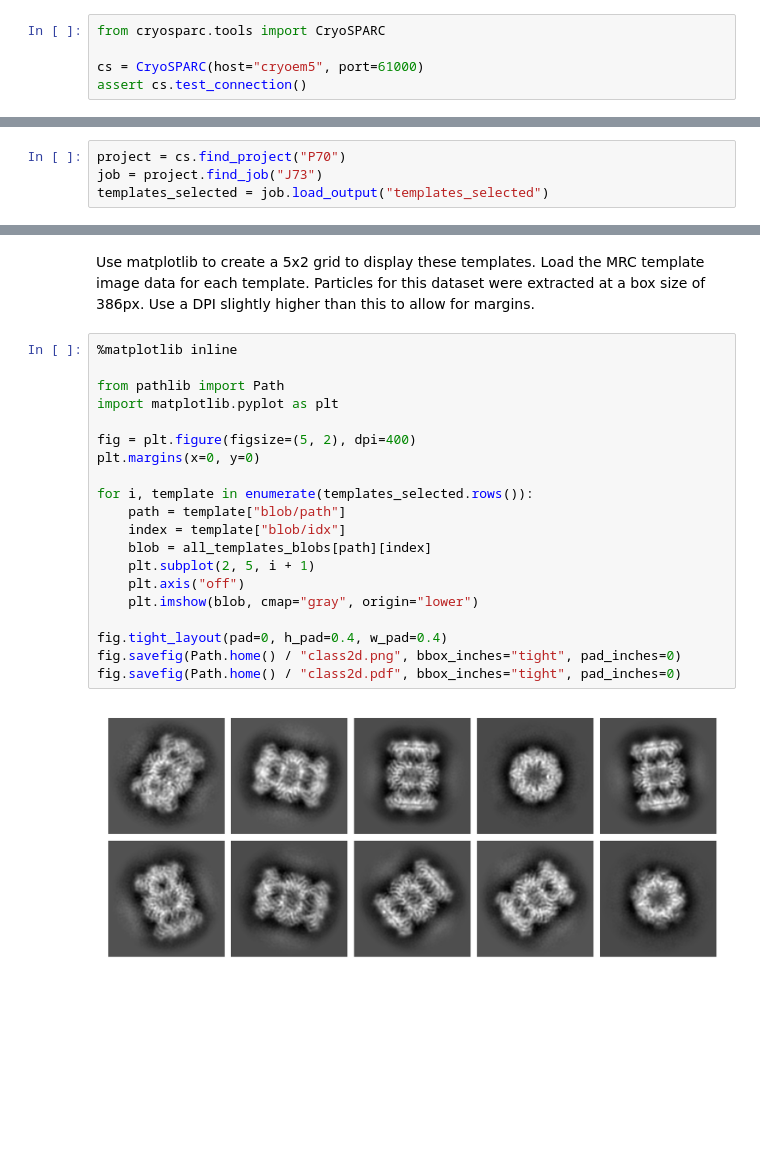
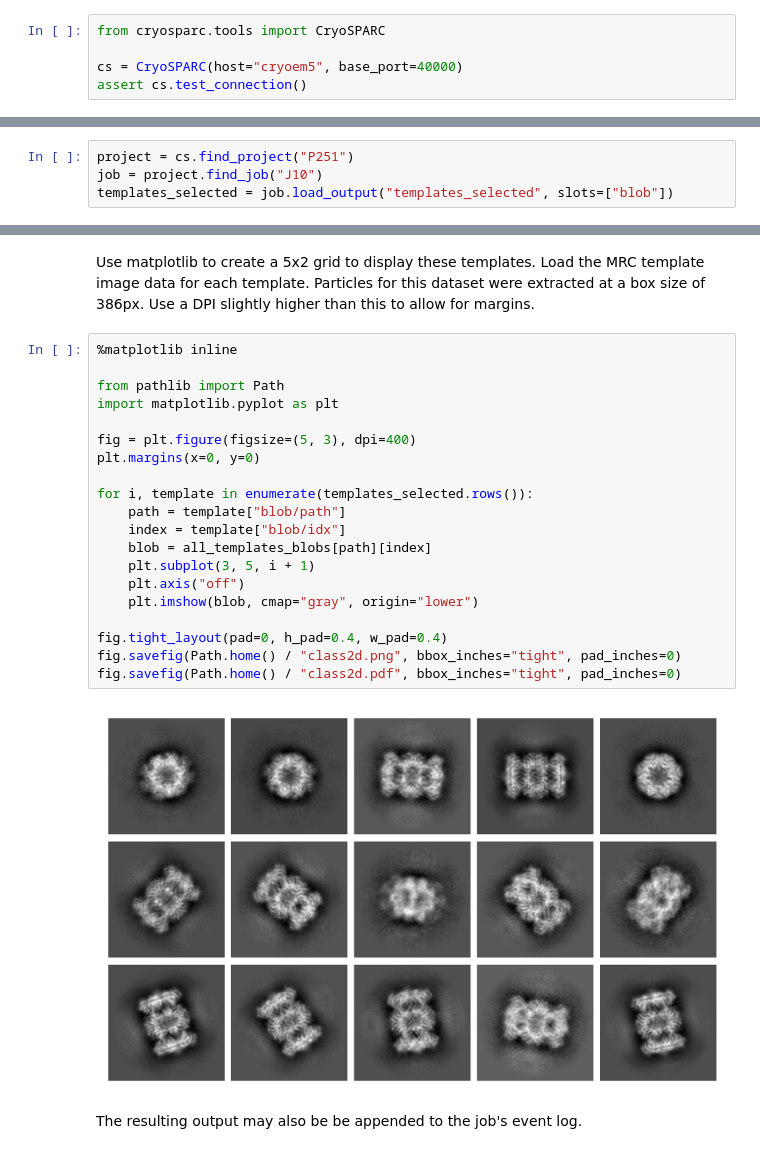
Before and after one commit to cryoem-uoft/cryosparc-tools, a Jupyter notebook: docs/examples/hi-res-2d-classes.ipynb, the cells around one changed output, grey strips where cells are left out. Cells and saved outputs as stored; diff of their text form; blank space fills up the shorter version.

```diff
--- a/docs/examples/hi-res-2d-classes.ipynb
+++ b/docs/examples/hi-res-2d-classes.ipynb
@@ -7,6 +7,6 @@ First initialize the `CryoSPARC` client.
 # %%
 from cryosparc.tools import CryoSPARC
 
-cs = CryoSPARC(host="cryoem5", port=61000)
+cs = CryoSPARC(host="cryoem5", base_port=40000)
 assert cs.test_connection()
 # %% [output]
@@ -15,9 +15,9 @@ Connection succeeded to cryoSPARC command_vis at http://cryoem5:61003
 # %% [markdown]
 Load the templates output from the Select 2D job with the final selected templates.
 # %%
-project = cs.find_project("P70")
-job = project.find_job("J73")
-templates_selected = job.load_output("templates_selected")
+project = cs.find_project("P251")
+job = project.find_job("J10")
+templates_selected = job.load_output("templates_selected", slots=["blob"])
 # %% [markdown]
 This job has 10 selected templates. Each template is stored in a MRC file created by the 2D Classification job. The `templates_selected` contains the location of these. Load all the unique paths (organized by path in a Python dictionary).
 # %%
@@ -28,23 +28,25 @@ Use matplotlib to create a 5x2 grid to display these templates. Load the MRC tem
 # %%
 %matplotlib inline
 
 from pathlib import Path
 import matplotlib.pyplot as plt
 
-fig = plt.figure(figsize=(5, 2), dpi=400)
+fig = plt.figure(figsize=(5, 3), dpi=400)
 plt.margins(x=0, y=0)
 
 for i, template in enumerate(templates_selected.rows()):
     path = template["blob/path"]
     index = template["blob/idx"]
     blob = all_templates_blobs[path][index]
-    plt.subplot(2, 5, i + 1)
+    plt.subplot(3, 5, i + 1)
     plt.axis("off")
     plt.imshow(blob, cmap="gray", origin="lower")
 
 fig.tight_layout(pad=0, h_pad=0.4, w_pad=0.4)
 fig.savefig(Path.home() / "class2d.png", bbox_inches="tight", pad_inches=0)
 fig.savefig(Path.home() / "class2d.pdf", bbox_inches="tight", pad_inches=0)
 # %% [output]
-[figure, old version]
+[figure, new version]
+# %% [markdown]
+The resulting output may also be be appended to the job's event log.
 # %%
```
Also changed, not shown: parts of 3 cells of this notebook, 1 other file.
